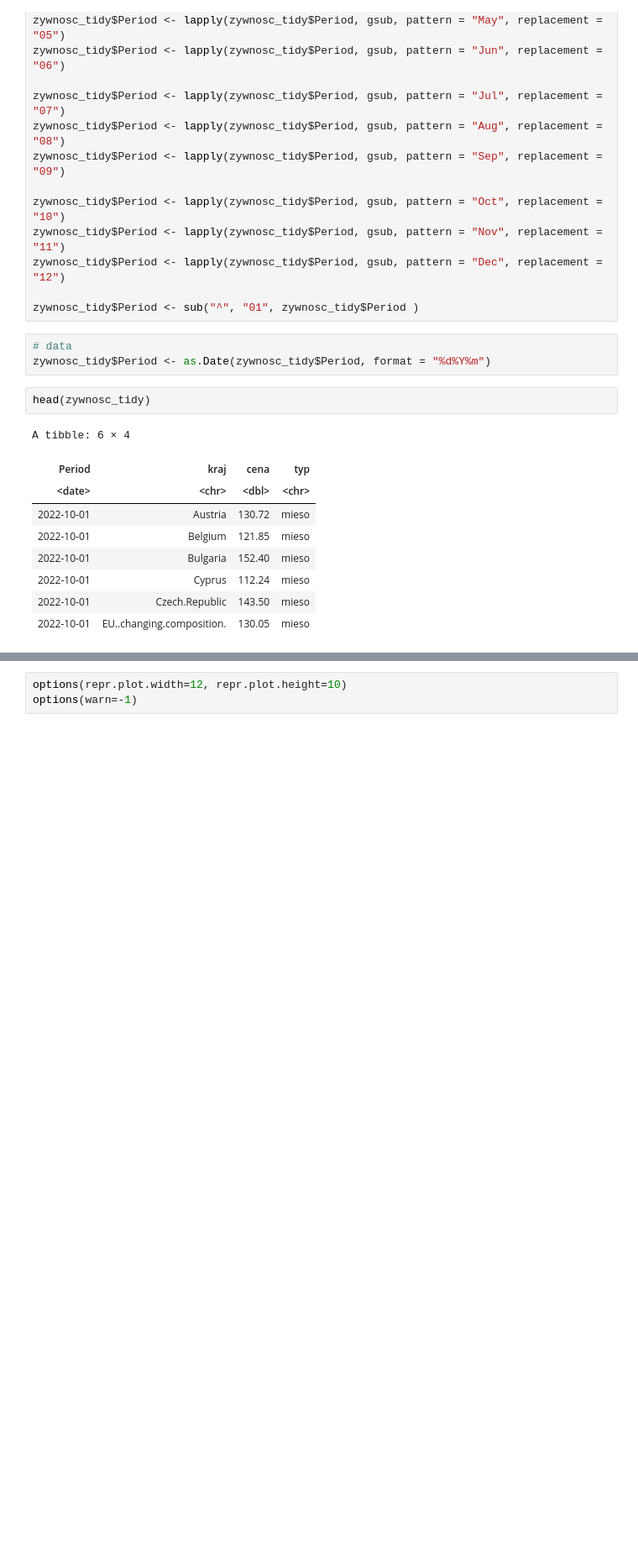
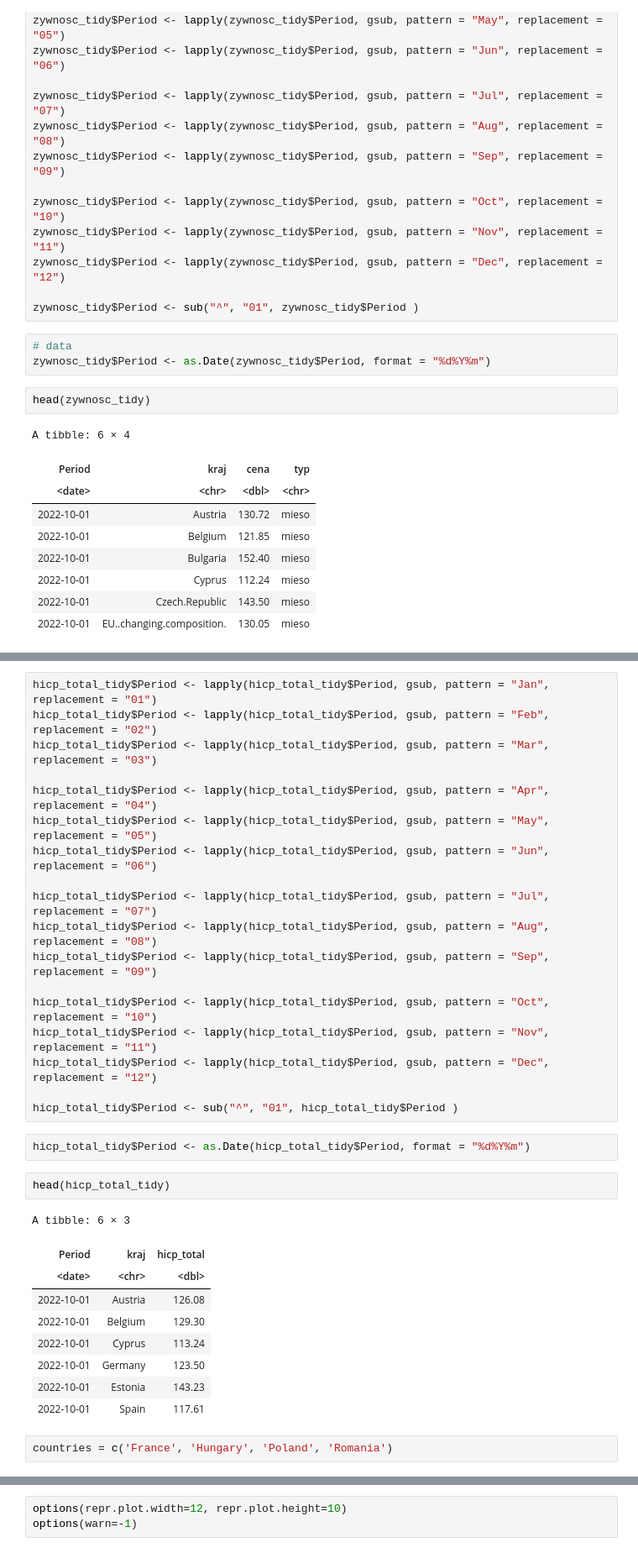
Before and after one commit to AdamixD/SAD_Projekt_1, a Jupyter notebook: Problem2.ipynb, the cells around one changed output, grey strips where cells are left out. Shown at 84% size. Saved outputs shown, nothing was run; the diff lists cells and outputs as text; blank space fills up the shorter version.

```diff
--- a/Problem2.ipynb
+++ b/Problem2.ipynb
@@ -147,0 +173,34 @@ plot <- function(data, title, countries, types) {
+# %%
+hicp_total_tidy$Period <- lapply(hicp_total_tidy$Period, gsub, pattern = "Jan", replacement = "01")
+hicp_total_tidy$Period <- lapply(hicp_total_tidy$Period, gsub, pattern = "Feb", replacement = "02")
+hicp_total_tidy$Period <- lapply(hicp_total_tidy$Period, gsub, pattern = "Mar", replacement = "03")
+
+hicp_total_tidy$Period <- lapply(hicp_total_tidy$Period, gsub, pattern = "Apr", replacement = "04")
+hicp_total_tidy$Period <- lapply(hicp_total_tidy$Period, gsub, pattern = "May", replacement = "05")
+hicp_total_tidy$Period <- lapply(hicp_total_tidy$Period, gsub, pattern = "Jun", replacement = "06")
+
+hicp_total_tidy$Period <- lapply(hicp_total_tidy$Period, gsub, pattern = "Jul", replacement = "07")
+hicp_total_tidy$Period <- lapply(hicp_total_tidy$Period, gsub, pattern = "Aug", replacement = "08")
+hicp_total_tidy$Period <- lapply(hicp_total_tidy$Period, gsub, pattern = "Sep", replacement = "09")
+
+hicp_total_tidy$Period <- lapply(hicp_total_tidy$Period, gsub, pattern = "Oct", replacement = "10")
+hicp_total_tidy$Period <- lapply(hicp_total_tidy$Period, gsub, pattern = "Nov", replacement = "11")
+hicp_total_tidy$Period <- lapply(hicp_total_tidy$Period, gsub, pattern = "Dec", replacement = "12")
+
+hicp_total_tidy$Period <- sub("^", "01", hicp_total_tidy$Period )
+# %%
+hicp_total_tidy$Period <- as.Date(hicp_total_tidy$Period, format = "%d%Y%m")
+# %%
+head(hicp_total_tidy)
+# %% [output]
+A tibble: 6 × 3
+| Period | kraj | hicp_total |
+| <date> | <chr> | <dbl> |
+| 2022-10-01 | Austria | 126.08 |
+| 2022-10-01 | Belgium | 129.30 |
+| 2022-10-01 | Cyprus | 113.24 |
+| 2022-10-01 | Germany | 123.50 |
+| 2022-10-01 | Estonia | 143.23 |
+| 2022-10-01 | Spain | 117.61 |
+# %%
+countries = c('France', 'Hungary', 'Poland', 'Romania')
```
Also changed, not shown: parts of 26 cells of this notebook.
